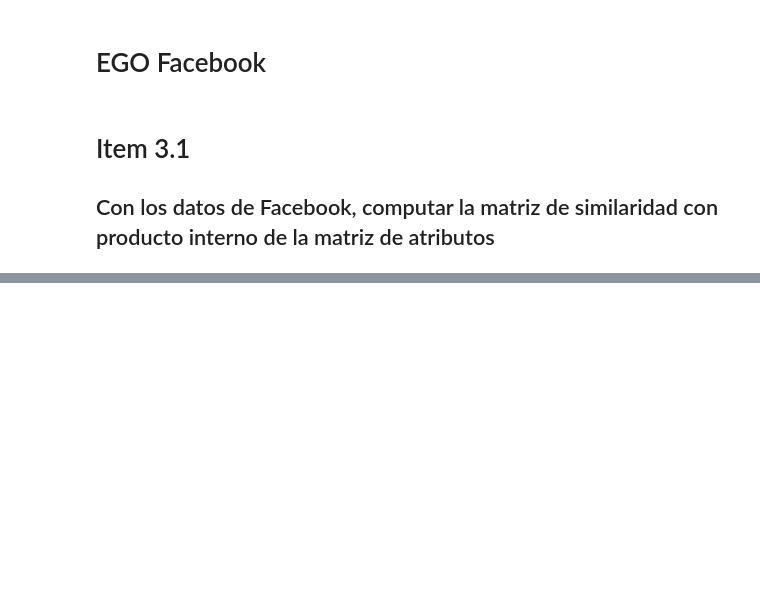
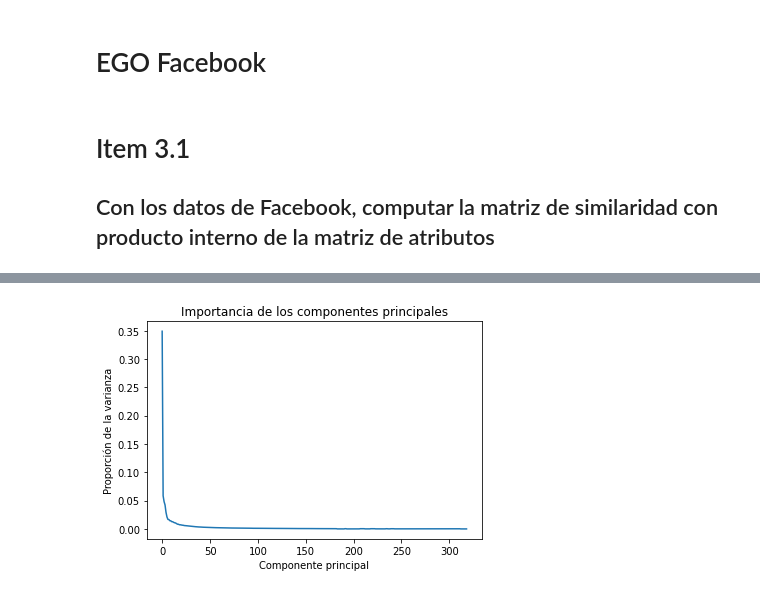
Before and after one commit to elgrandt/metodos-2022, a Jupyter notebook: TP2/python/seccion3.ipynb, the cells around one changed output, grey strips where cells are left out. Drawn from its saved outputs; the diff is of its cells as text; code cells hidden in the pictures; blank space fills up the shorter version.

```diff
--- a/TP2/python/seccion3.ipynb
+++ b/TP2/python/seccion3.ipynb
@@ -7,6 +7,9 @@ import pandas as pd
 import time
 import matplotlib.pyplot as plt
 import os
+# %%
+def metodo_de_la_potencia(matriz):
+    return np.linalg.eig(matriz)
 # %% [markdown]
 # Item 3.1
 ## Con los datos de Facebook, computar la matriz de similaridad con producto interno de la matriz de atributos
@@ -36,0 +82,23 @@ conexiones_calculadas = (matriz_similaridad > umbral).astype(int)
+# %%
+def calcular_matriz_covarianza(matriz: np.matrix) -> np.matrix:
+    return np.dot(matriz.transpose(), matriz)
+# %%
+# Convertimos la media y varianza en cero
+atributos_pca: np.matrix = attributes
+atributos_pca = np.subtract(atributos_pca, atributos_pca.mean())
+atributos_pca = np.divide(atributos_pca, atributos_pca.std())
+matriz_covarianza = calcular_matriz_covarianza(atributos_pca)
+autovalores, autovectores = metodo_de_la_potencia(matriz_covarianza)
+# Factorizamos C = VDVt
+D: np.matrix = np.diag(autovalores)
+V: np.matrix = autovectores
+# Analizamos los componentes principales
+plt.plot([i for i in range(len(autovalores))], [i / sum(autovalores) for i in autovalores])
+plt.xlabel("Componente principal")
+plt.ylabel("Proporción de la varianza")
+plt.title("Importancia de los componentes principales")
+# plt.savefig('./graficos/tiempos-v2.png')
+plt.show()
+plt.close()
+# %% [output]
+[figure, added]
```
Also changed, not shown: parts of 11 cells of this notebook, 4 other files.
